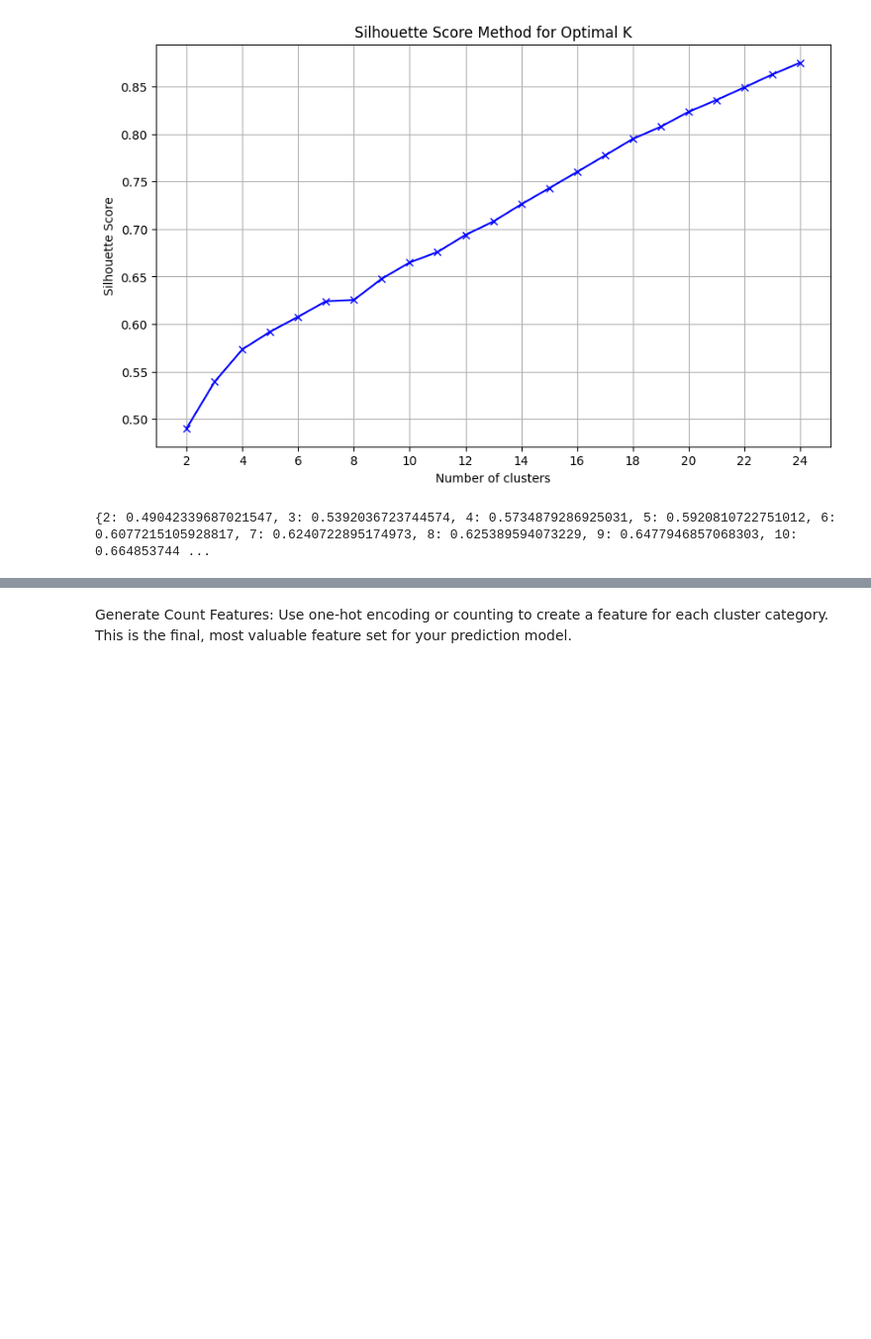
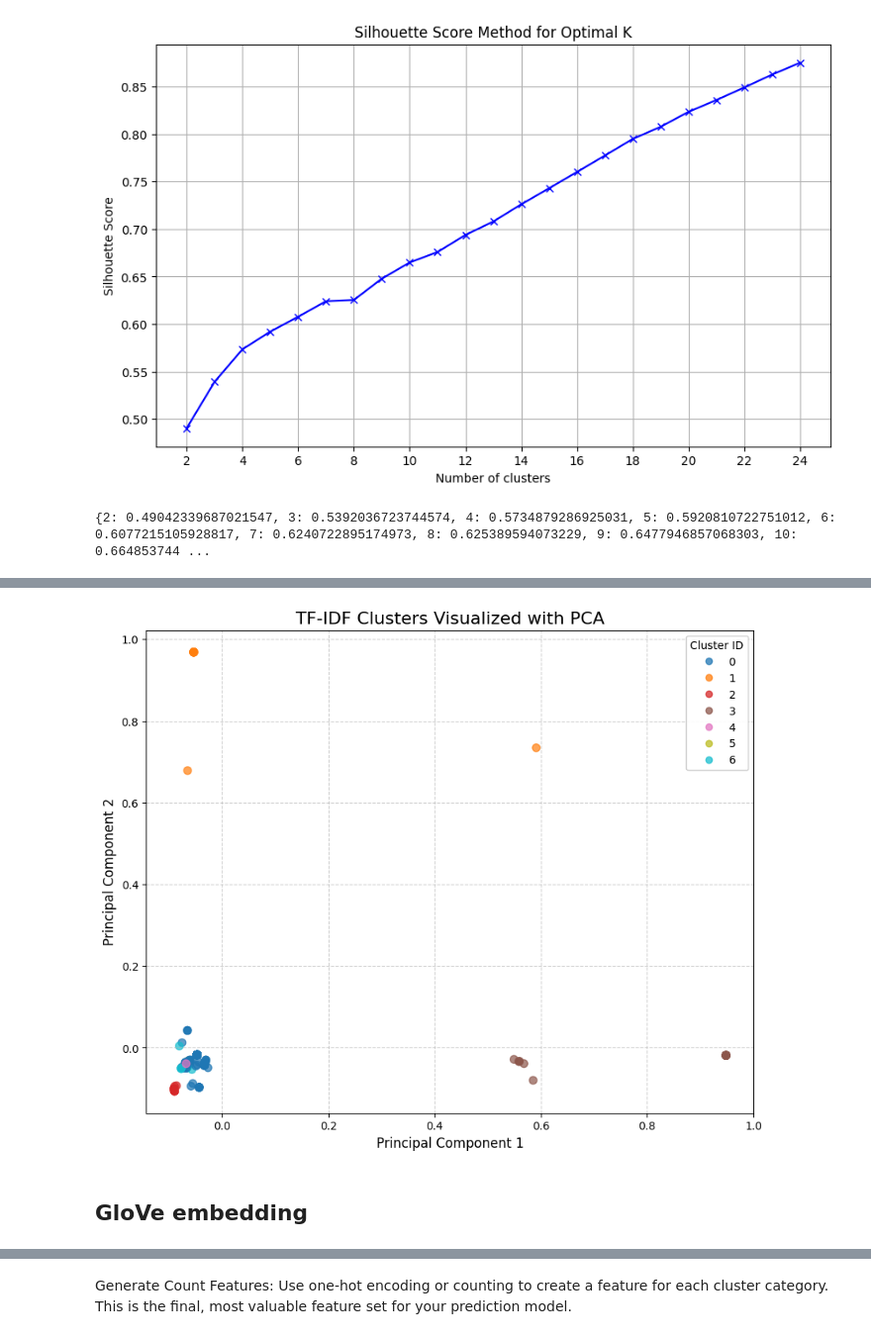
Before and after one commit to juliabarsow/NLP_Job_Postings, a Jupyter notebook: skill_extraction_clustering.ipynb, the cells around one changed output, grey strips where cells are left out. Shown at 99% size. Cells and saved outputs as stored; diff of their text form; code cells hidden in the pictures; blank space fills up the shorter version.

```diff
--- a/skill_extraction_clustering.ipynb
+++ b/skill_extraction_clustering.ipynb
@@ -788,0 +681,3 @@ def map_skills_to_clusters(skills_list):
+# %%
+# perform clustering and get results
+cluster_labels_tfidf, inertia_value, sc_score, skill_to_cluster_id = perform_kmeans_clustering(tfidf_matrix, unique_skills_list, K=7)
@@ -788,0 +749,38 @@ def map_skills_to_clusters(skills_list):
+# %%
+from sklearn.decomposition import PCA
+import matplotlib.pyplot as plt
+
+# Step 1: Dimensionality Reduction using PCA
+pca = PCA(n_components=2, random_state=42)
+tfidf_vectors_2d = pca.fit_transform(tfidf_matrix)
+
+# Step 2: Create a DataFrame for easy plotting
+pca_df = pd.DataFrame(tfidf_vectors_2d, columns=['PC1', 'PC2'])
+pca_df['Cluster'] = cluster_labels_tfidf  # Add cluster labels
+
+# Step 3: Scatter Plot
+plt.figure(figsize=(10, 8))
+scatter = plt.scatter(
+    pca_df['PC1'],
+    pca_df['PC2'],
+    c=pca_df['Cluster'],
+    cmap='tab10',  # Use a colormap with distinct colors
+    s=50,
+    alpha=0.7
+)
+
+# Add title and labels
+plt.title('TF-IDF Clusters Visualized with PCA', fontsize=16)
+plt.xlabel('Principal Component 1', fontsize=12)
+plt.ylabel('Principal Component 2', fontsize=12)
+
+# Add a legend
+legend1 = plt.legend(*scatter.legend_elements(), title="Cluster ID", loc="upper right")
+plt.gca().add_artist(legend1)
+
+plt.grid(True, linestyle='--', alpha=0.6)
+plt.show()
+# %% [output]
+[figure, added]
+# %% [markdown]
+## GloVe embedding
```
Also changed, not shown: parts of 59 cells of this notebook.
